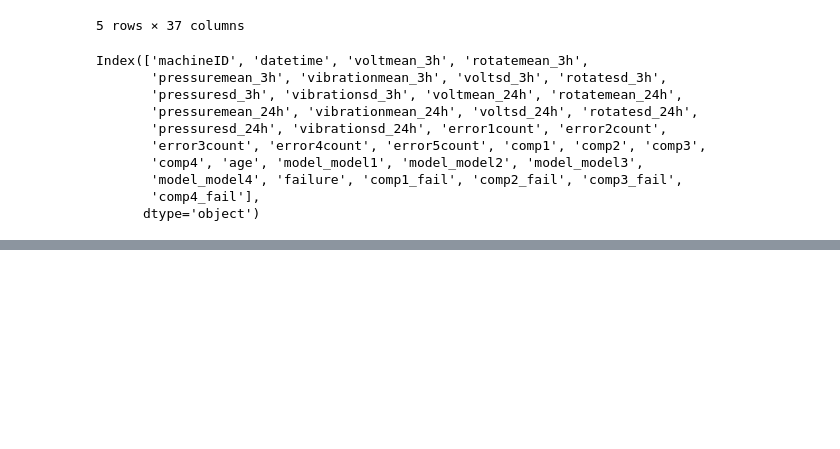
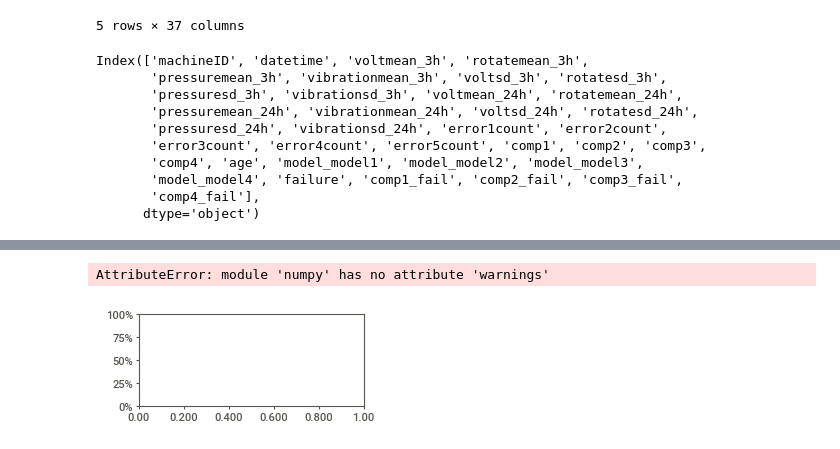
Before and after one commit to gpanagioto/-mbml-predictive-maintenance, a Jupyter notebook: milestone.ipynb, the cells around one changed output, grey strips where cells are left out. Cells and saved outputs as stored; diff of their text form; code cells hidden in the pictures; blank space fills up the shorter version.

```diff
--- a/milestone.ipynb
+++ b/milestone.ipynb
@@ -356,0 +406,6 @@ Index(['machineID', 'datetime', 'voltmean_3h', 'rotatemean_3h',
+# %%
+report = sv.analyze(labeled_features)
+report.show_html('eda_report.html')
+# %% [output]
+AttributeError: module 'numpy' has no attribute 'warnings'
+[figure, added]
```
Also changed, not shown: parts of 5 cells of this notebook.
